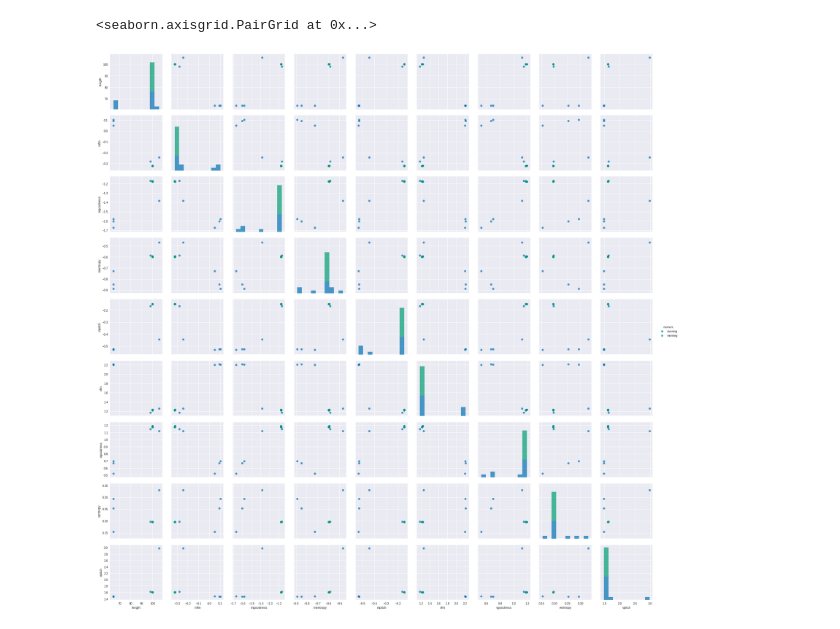
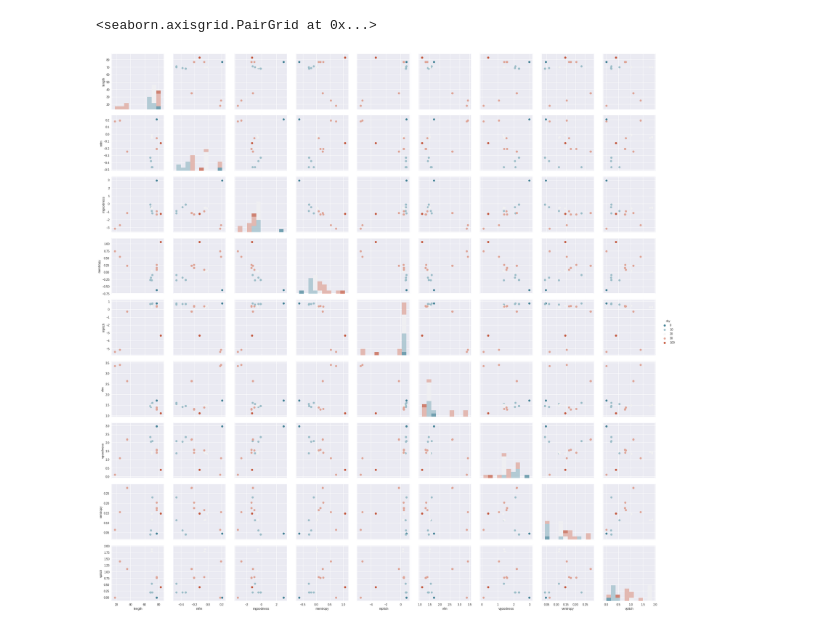
Before and after one commit to PaulEcoffet/birdsonglearningmodel, a Jupyter notebook: analysis/Syllables_analysis.ipynb, the cells around one changed output. Drawn from its saved outputs; the diff is of its cells as text; code cells hidden in the pictures.

```diff
--- a/analysis/Syllables_analysis.ipynb
+++ b/analysis/Syllables_analysis.ipynb
@@ -103,0 +26,37 @@ plot_dat = all_dat.query("(day == {first_day} and moment == 'evening' and isyb =
+# %%
+
+progress = FloatProgress(min=0, max=1)
+display(progress)
+main_path = '../model/res/microbial_prio_170428_141840/10_conc+slow_dev+prior_amp_entropy+big_ba+50_replay+seed{}+on_alpha_silence_beta/'
+all_dat = []
+
+for seed in range(40):
+    if not  isdir(main_path.format(seed)):
+        #print(seed)
+        continue
+    path = main_path.format(seed)
+    cur_dat = syllables_from_run(path, force=False, progress=progress)
+    cur_dat['bird'] = seed
+    all_dat.append(cur_dat)
+    seed += 1
+all_dat = pd.concat(all_dat)
+
+sr, tutor = wavfile.read(join(main_path.format(0), 'tutor.wav'))
+tutor_syllables = extract_syllables_statistics(tutor)
+# %%
+first_day = 5
+last_day = first_day + 5
+beg = tutor_syllables[0]['beg'] - 10
+end = tutor_syllables[0]['end'] + 10
+plot_dat = all_dat.query("((bird == {bird}) and ( \
+                         (beg > {beg} and end < {end}) and day % 10 == 0))".format(
+    first_day=first_day,
+    last_day=last_day,
+    bird=0,
+    beg=tutor_syllables[0]['beg'] - 10,
+    end=tutor_syllables[0]['end'] + 10
+))
+tutor_df = pd.DataFrame(tutor_syllables)
+tutor_df['day'] = 100
+plot_dat = pd.concat((plot_dat, tutor_df.query("beg > {beg} and end < {end}".format(beg=beg, end=end))))
+plot_dat
@@ -104,11 +82,12 @@ plot_dat = all_dat.query("(day == {first_day} and moment == 'evening' and isyb =
 # %%
-g = sns.PairGrid(plot_dat, hue="moment", vars=['length', 'mfm', 'mgoodness', 'mentropy', 'mpitch',
-                                            'vfm', 'vgoodness', 'ventropy', 'vpitch'], size=3)
+g = sns.PairGrid(plot_dat, hue="day", vars=['length', 'mfm', 'mgoodness', 'mentropy', 'mpitch',
+                                            'vfm', 'vgoodness', 'ventropy', 'vpitch'], size=3, palette=sns.diverging_palette(220, 20, n=5))
 g.map_diag(plt.hist, alpha=0.7)
-g.map_offdiag(plt.scatter, alpha=0.7)
+g.map_offdiag(plt.scatter, alpha=1)
+#g.map_offdiag(sns.kdeplot, alpha=0.3)
 g.add_legend()
 # %% [output]
 <seaborn.axisgrid.PairGrid at 0x...>
-[figure, old version]
+[figure, new version]
 # %%
 plt.figure(figsize=(14, 14))
```
Also changed, not shown: parts of 29 cells of this notebook, 4 other files.
